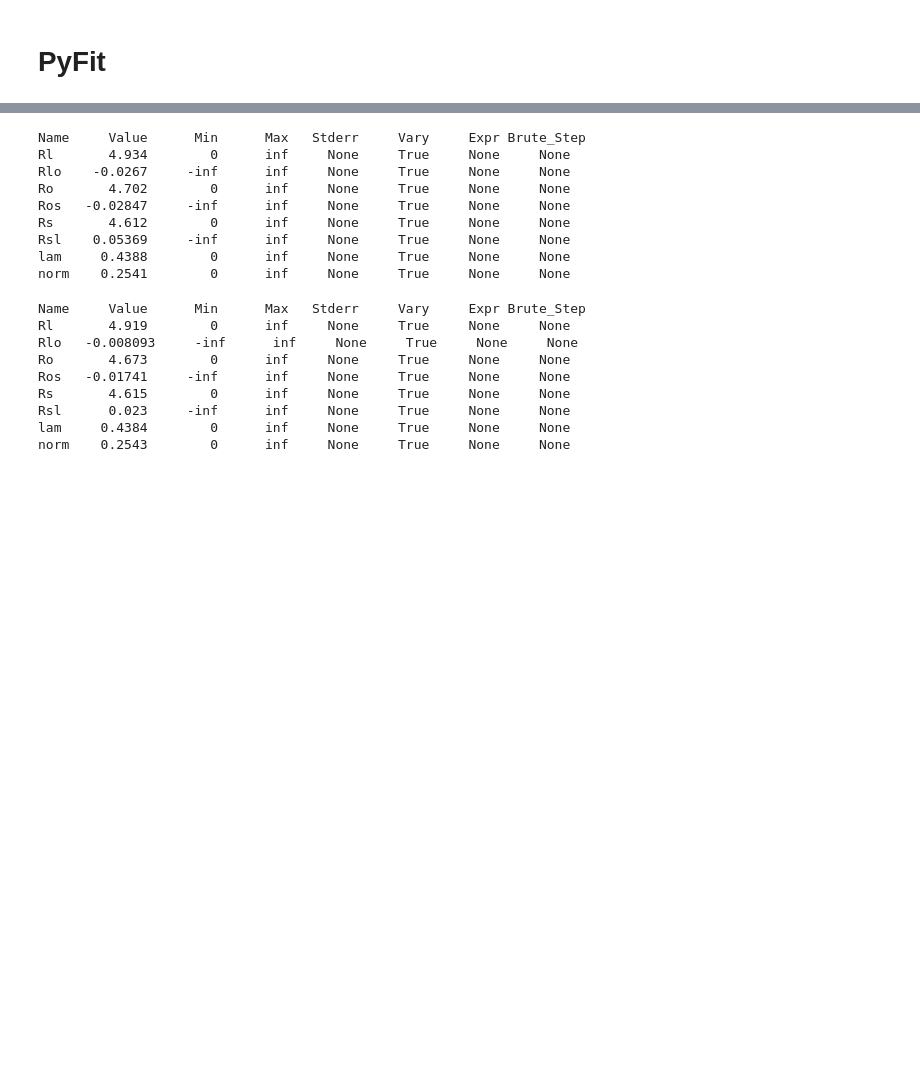
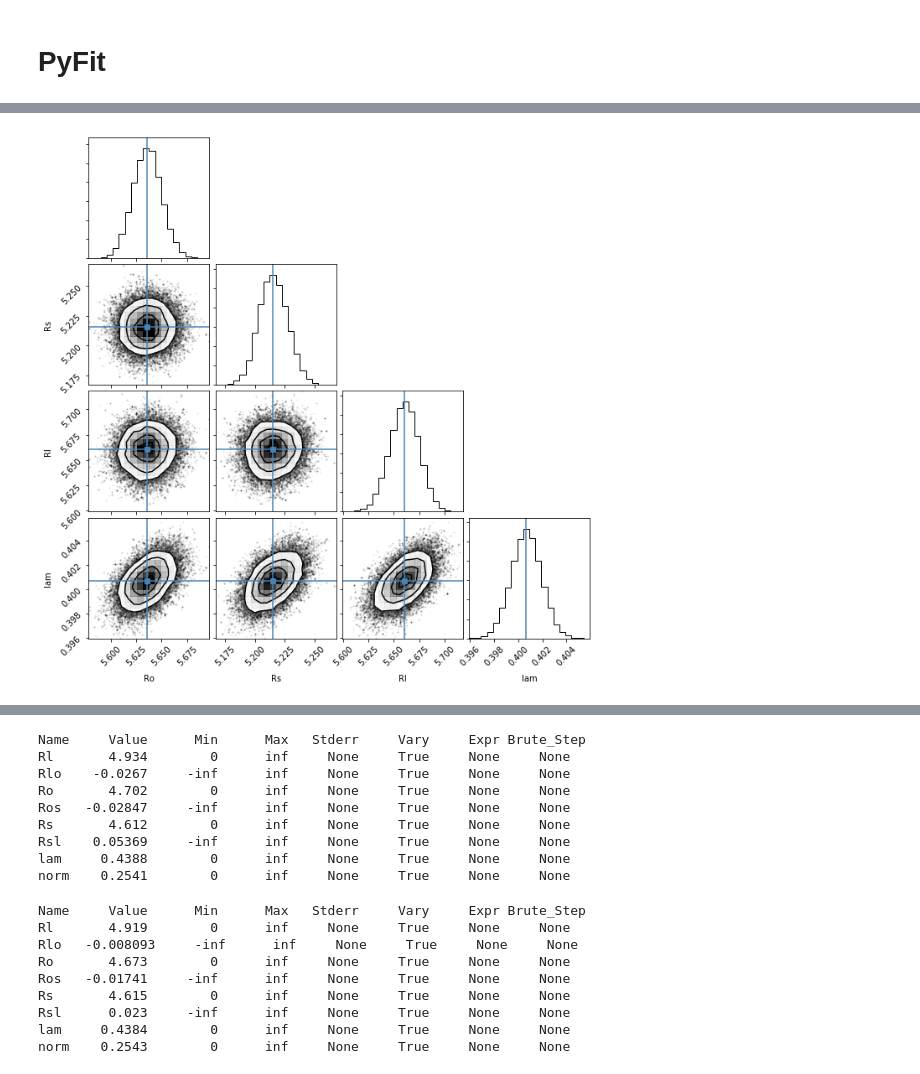
Before and after one commit to akubera/FemtoFitter, a Jupyter notebook: notebooks/PyFit.ipynb, the cells around one changed output, grey strips where cells are left out. Cells and saved outputs as stored; diff of their text form; code cells hidden in the pictures; blank space fills up the shorter version.

```diff
--- a/notebooks/PyFit.ipynb
+++ b/notebooks/PyFit.ipynb
@@ -31,0 +201,6 @@ tdir = tfile.Get(path)
+# %%
+from corner import corner
+corner(tmpres.flatchain, labels=tmpres.var_names, truths=list(tmpres.params.valuesdict().values()))
+plt.show()
+# %% [output]
+[figure, added]
```
Also changed, not shown: parts of 52 cells of this notebook.
